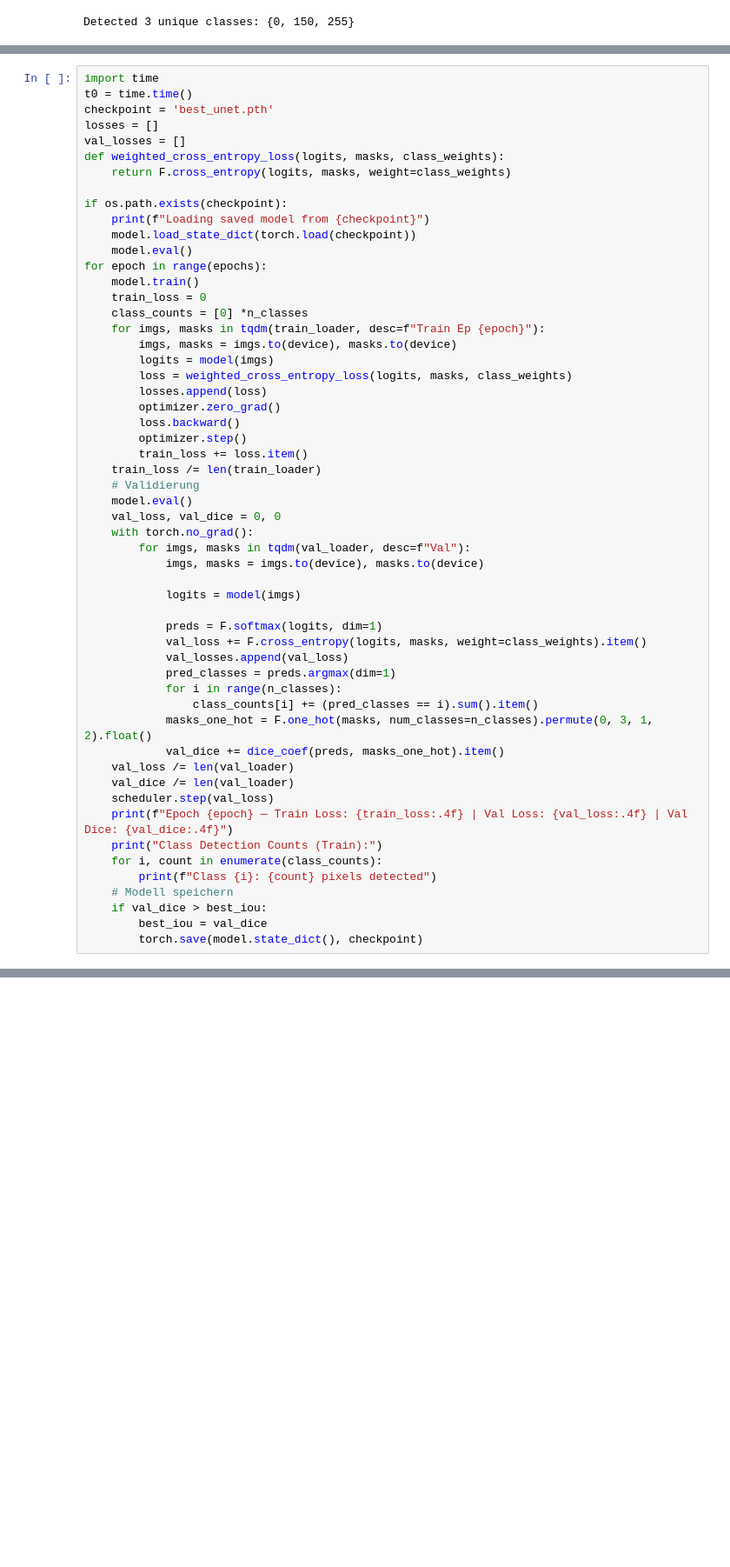
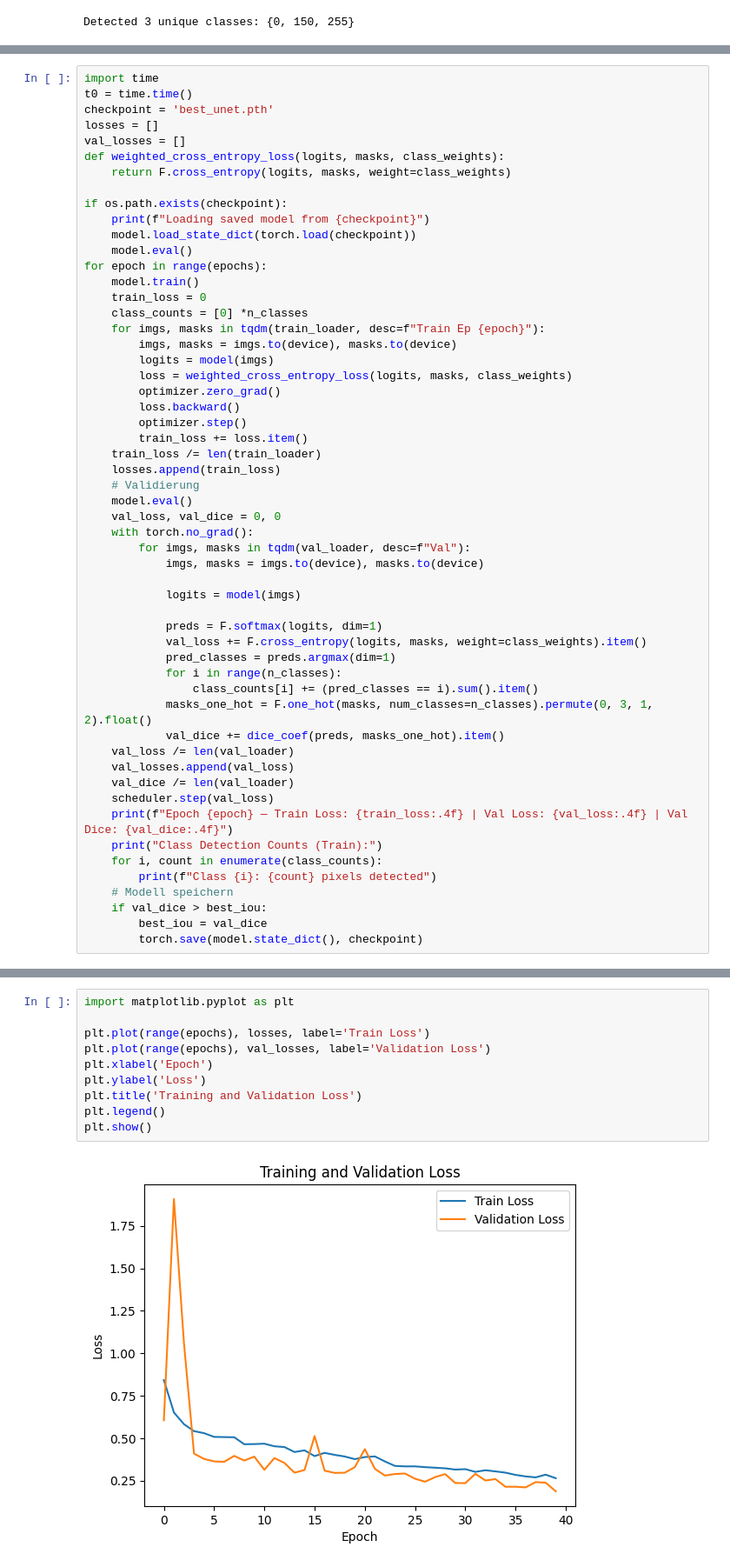
Before and after one commit to frothaut/thesis, a Jupyter notebook: cnn.ipynb, the cells around one changed output, grey strips where cells are left out. Shown: that part at 87% size. Saved outputs shown, nothing was run; the diff lists cells and outputs as text; blank space fills up the shorter version.

Commit message:
training

```diff
--- a/cnn.ipynb
+++ b/cnn.ipynb
@@ -237,12 +237,12 @@ for epoch in range(epochs):
         imgs, masks = imgs.to(device), masks.to(device)
         logits = model(imgs)
         loss = weighted_cross_entropy_loss(logits, masks, class_weights)
-        losses.append(loss)
         optimizer.zero_grad()
         loss.backward()
         optimizer.step()
         train_loss += loss.item()
     train_loss /= len(train_loader)
+    losses.append(train_loss)
     # Validierung
     model.eval()
     val_loss, val_dice = 0, 0
@@ -254,13 +254,13 @@ for epoch in range(epochs):
 
             preds = F.softmax(logits, dim=1)
             val_loss += F.cross_entropy(logits, masks, weight=class_weights).item()
-            val_losses.append(val_loss)
             pred_classes = preds.argmax(dim=1)
             for i in range(n_classes):
                 class_counts[i] += (pred_classes == i).sum().item()
             masks_one_hot = F.one_hot(masks, num_classes=n_classes).permute(0, 3, 1, 2).float()
             val_dice += dice_coef(preds, masks_one_hot).item()
     val_loss /= len(val_loader)
+    val_losses.append(val_loss)
     val_dice /= len(val_loader)
     scheduler.step(val_loss)
     print(f"Epoch {epoch} — Train Loss: {train_loss:.4f} | Val Loss: {val_loss:.4f} | Val Dice: {val_dice:.4f}")
@@ -292,3 +336,15 @@ KeyboardInterrupt:
+# %%
+import matplotlib.pyplot as plt
+
+plt.plot(range(epochs), losses, label='Train Loss')
+plt.plot(range(epochs), val_losses, label='Validation Loss')
+plt.xlabel('Epoch')
+plt.ylabel('Loss')
+plt.title('Training and Validation Loss')
+plt.legend()
+plt.show()
+# %% [output]
+[figure, added]
 # %%
 def predict_full_image(model, img, patch_size=512, overlap=0.5):
     model.eval()
```
Also changed, not shown: parts of 3 cells of this notebook, 1 other file.
